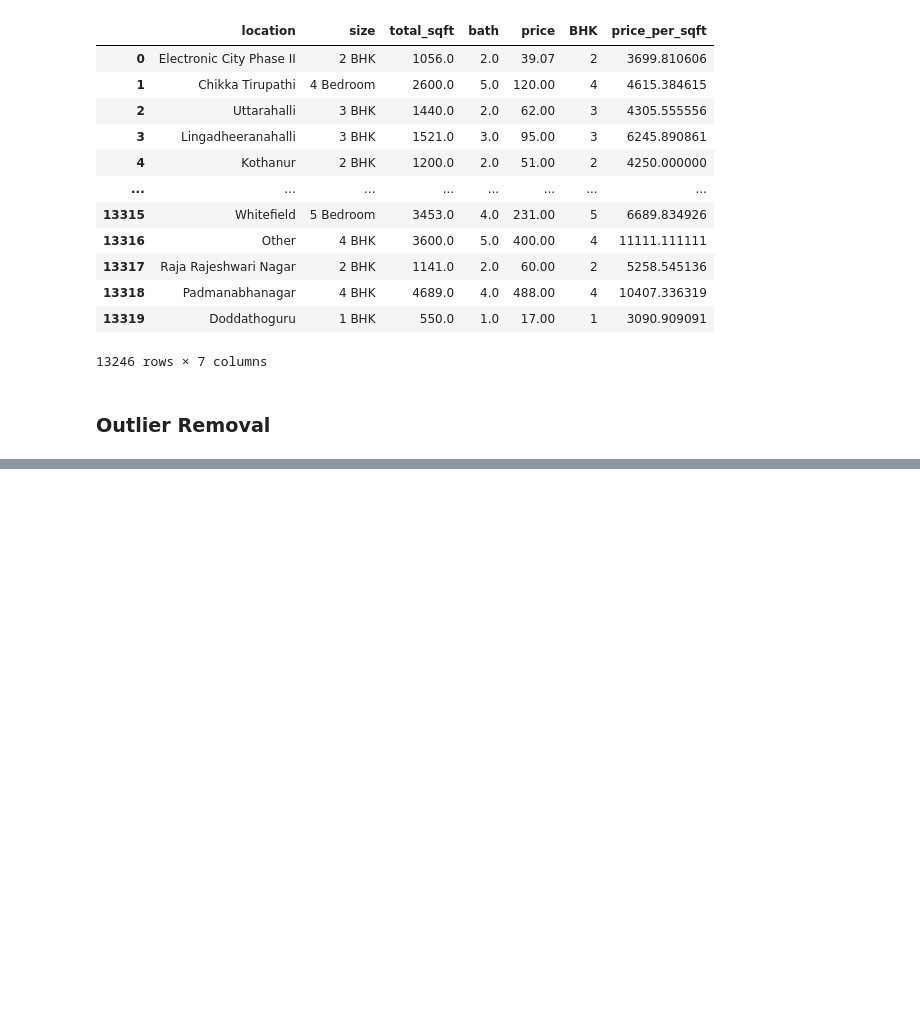
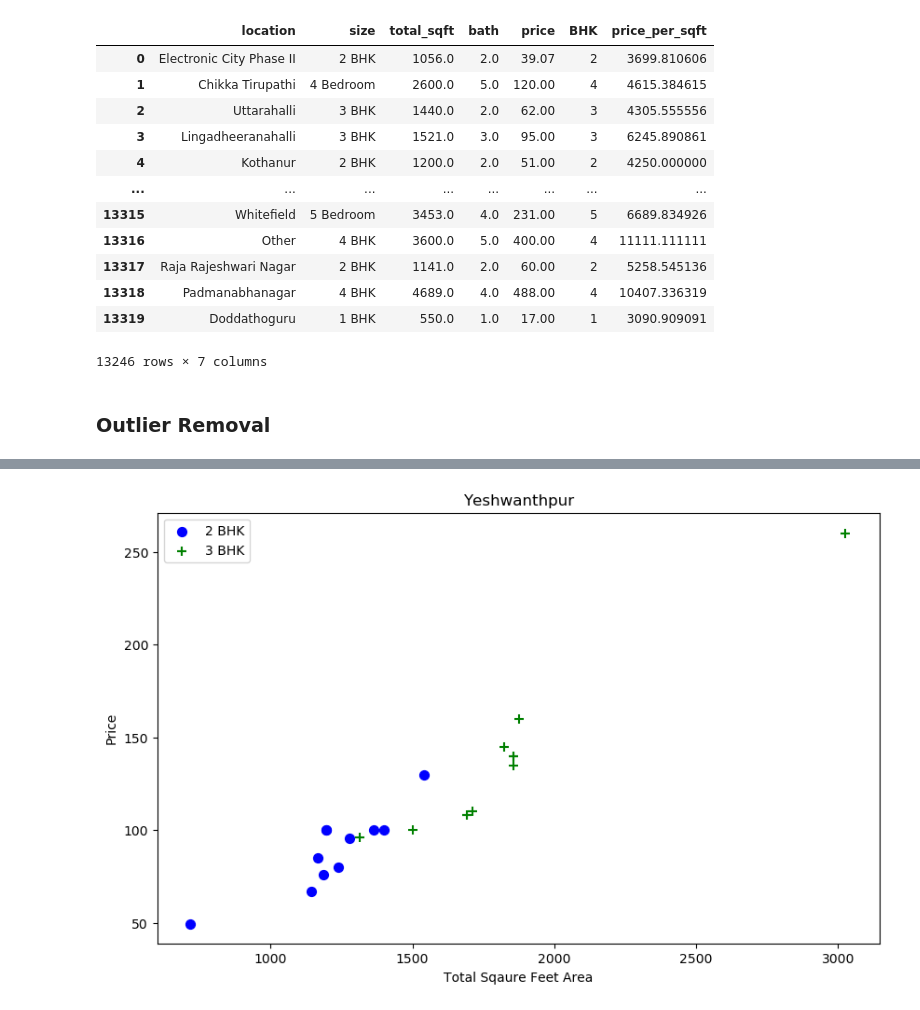
Before and after one commit to Chaitanya-Gumudala-1710/Project-Housing-Price-Prediction, a Jupyter notebook: Notebook.ipynb, the cells around one changed output, grey strips where cells are left out. Drawn from its saved outputs; the diff is of its cells as text; code cells hidden in the pictures; blank space fills up the shorter version.

```diff
--- a/Notebook.ipynb
+++ b/Notebook.ipynb
@@ -194,0 +284,18 @@ data
+# %%
+def remove_bhk_outliers(data):
+    indices = np.array([])
+    for location, location_data_frame in data.groupby('location'):
+        bhk_statistics = {}
+        for bhk, bhk_data_frame in location_data_frame.groupby('BHK'):
+            bhk_statistics[bhk] = {
+                'mean': np.mean(bhk_data_frame.price_per_sqft),
+                'std': np.std(bhk_data_frame.price_per_sqft),
+                'count':bhk_data_frame.shape[0]
+            }
+        for bhk, bhk_data_frame in location_data_frame.groupby('BHK'):
+            statistics = bhk_statistics.get(bhk - 1)
+            if statistics and statistics['count'] > 5:
+                indices = np.append(indices, bhk_data_frame[bhk_data_frame.price_per_sqft < (statistics['mean'])].index.values)
+    return data.drop(indices, axis='index')
+# %%
+data = remove_bhk_outliers(data)
@@ -194,0 +318,4 @@ data
+# %%
+plot_scatter_graph(data, "Yeshwanthpur")
+# %% [output]
+[figure, added]
```
Also changed, not shown: parts of 14 cells of this notebook.
